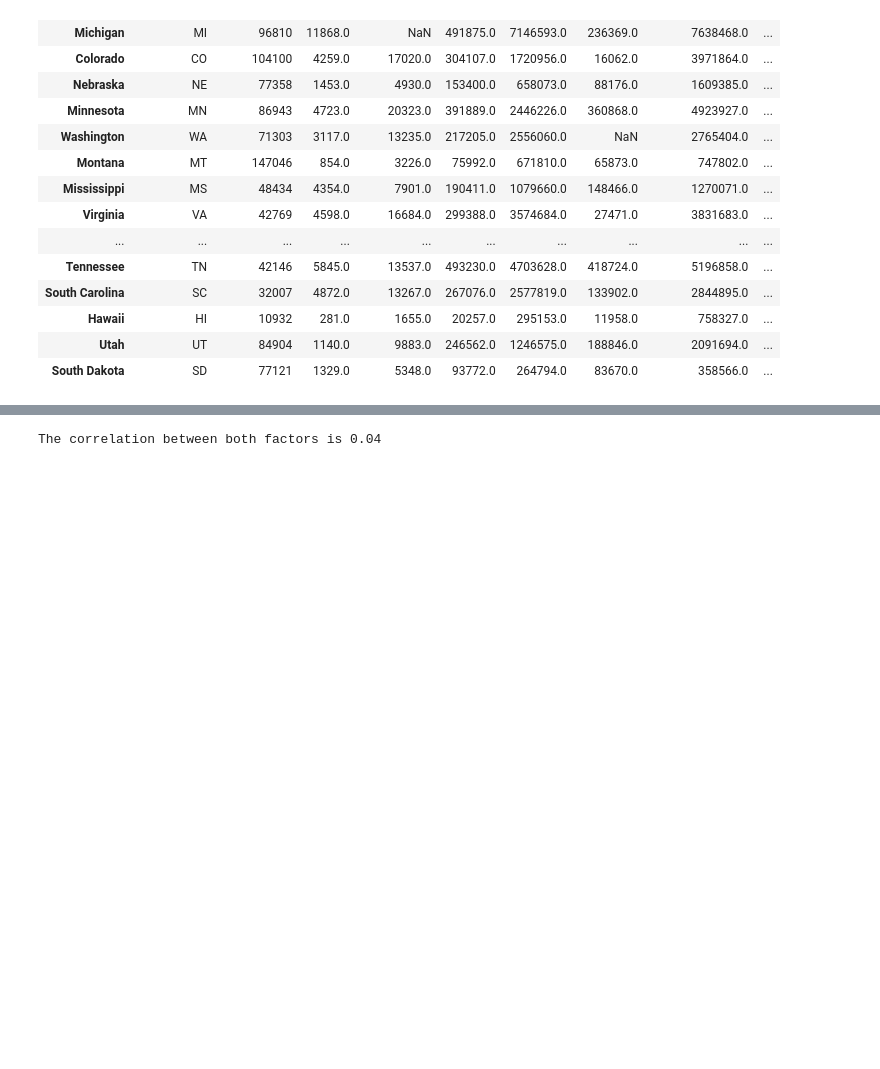
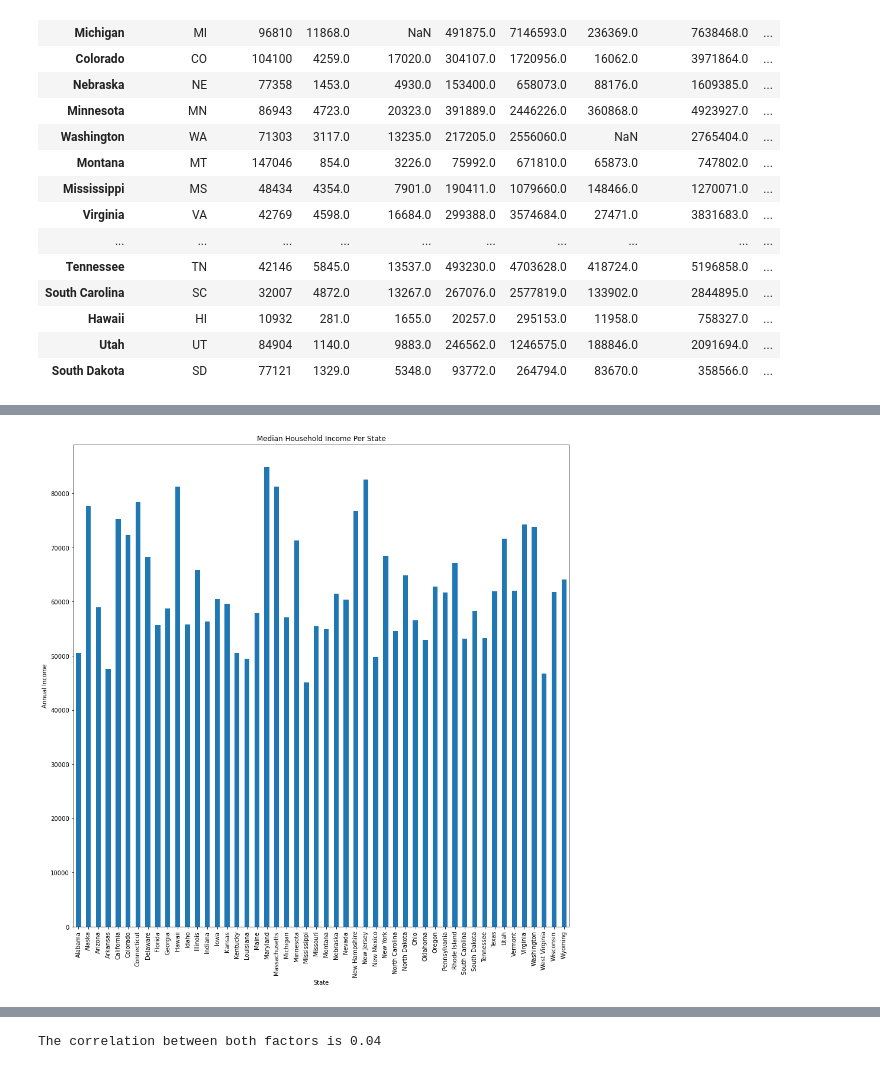
Before and after one commit to lcarbo/US_COVID_Project, a Jupyter notebook: Testing_Script.ipynb, the cells around one changed output, grey strips where cells are left out. Cells and saved outputs as stored; diff of their text form; code cells hidden in the pictures; blank space fills up the shorter version.

```diff
--- a/Testing_Script.ipynb
+++ b/Testing_Script.ipynb
@@ -295 +349,10 @@ plt.show()
+# %%
+#Chart the median household income
+final_df_outlier["Median Household Income"].plot(kind='bar', figsize=(15,15))
+plt.xlabel('State')
+plt.ylabel('Annual Income')
+plt.title("Median Household Income Per State")
+plt.show()
+# %% [output]
+[figure, added]
 # %%
```
Also changed, not shown: parts of 18 cells of this notebook, 1 other file.
